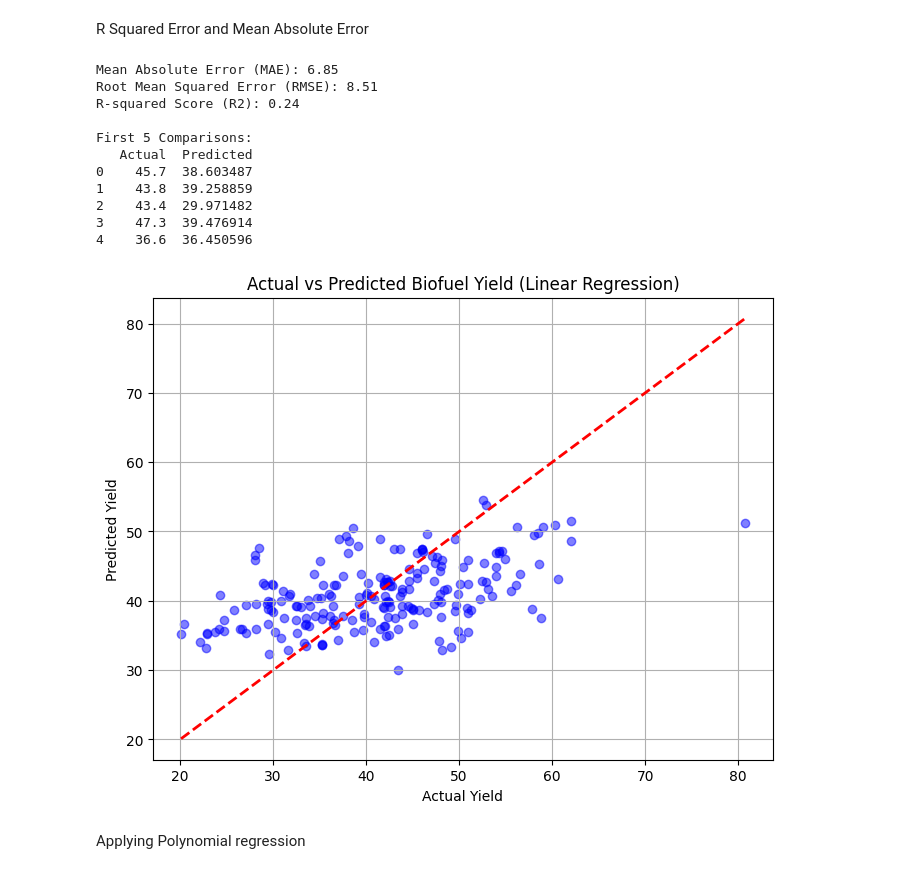
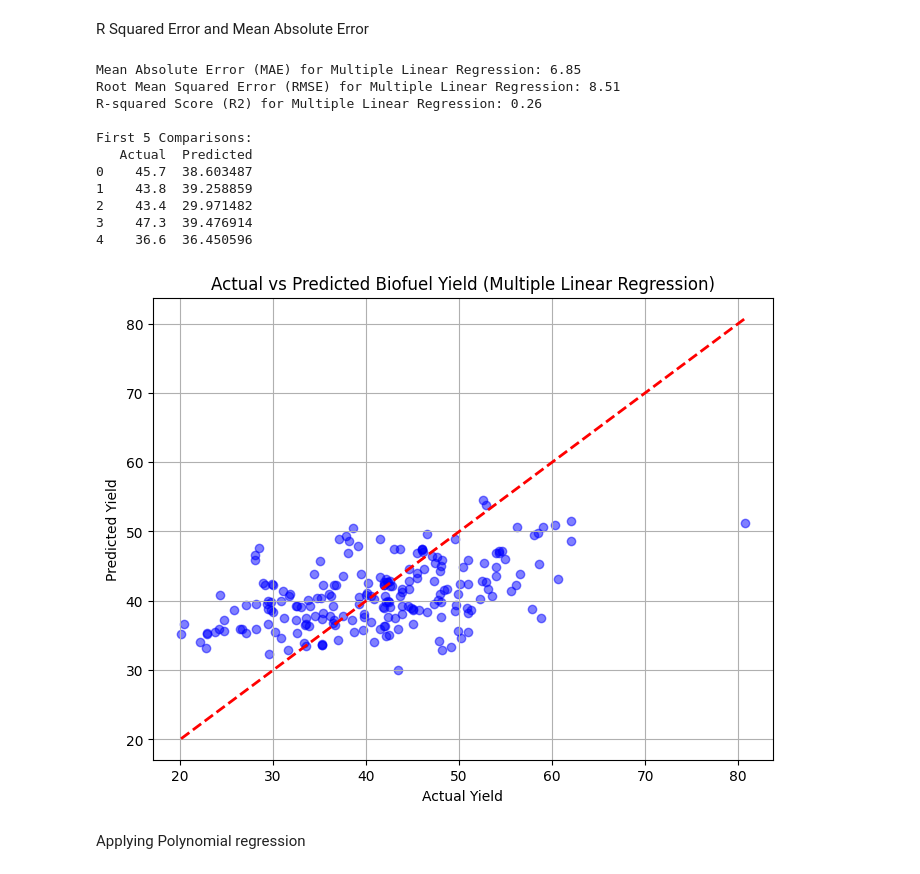
Before and after one commit to 17m301/BioFuel_YieldPrediction, a Jupyter notebook: Model.ipynb, the cells around one changed output. Drawn from its saved outputs; the diff is of its cells as text; code cells hidden in the pictures.

```diff
--- a/Model.ipynb
+++ b/Model.ipynb
@@ -357,48 +357,49 @@ print(y_pred)
 # %% [markdown]
 R Squared Error and Mean Absolute Error
 # %%
-from sklearn.metrics import mean_squared_error, r2_score, mean_absolute_error
+def plotresult(y_pred,Method):
+  # 1. Extract the ground truth values
+  y_actual = df_test_feature['yield']
 
-# 1. Extract the ground truth values
-y_actual = df_test_feature['yield']
+  # 2. Calculate Evaluation Metrics
+  mse = mean_squared_error(y_actual, y_pred)
+  rmse = np.sqrt(mse)
+  r2 = r2_score(y_actual, y_pred_sgd)
+  mae = mean_absolute_error(y_actual, y_pred)
 
-# 2. Calculate Evaluation Metrics
-mse = mean_squared_error(y_actual, y_pred)
-rmse = np.sqrt(mse)
-r2 = r2_score(y_actual, y_pred)
-mae = mean_absolute_error(y_actual, y_pred)
+  print(f"Mean Absolute Error (MAE) for {Method}: {mae:.2f}")
+  print(f"Root Mean Squared Error (RMSE) for {Method}: {rmse:.2f}")
+  print(f"R-squared Score (R2) for {Method}: {r2:.2f}")
 
-print(f"Mean Absolute Error (MAE): {mae:.2f}")
-print(f"Root Mean Squared Error (RMSE): {rmse:.2f}")
-print(f"R-squared Score (R2): {r2:.2f}")
+  # 3. Create a Comparison DataFrame
+  comparison_df = pd.DataFrame({'Actual': y_actual, 'Predicted': y_pred})
+  print("\nFirst 5 Comparisons:")
+  print(comparison_df.head())
 
-# 3. Create a Comparison DataFrame
-comparison_df = pd.DataFrame({'Actual': y_actual, 'Predicted': y_pred})
-print("\nFirst 5 Comparisons:")
-print(comparison_df.head())
+  # 4. Visualization: Actual vs Predicted
+  plt.figure(figsize=(8, 6))
+  plt.scatter(y_actual, y_pred, alpha=0.5, color='blue')
+  plt.plot([y_actual.min(), y_actual.max()], [y_actual.min(), y_actual.max()], 'r--', lw=2)
+  plt.xlabel('Actual Yield')
+  plt.ylabel('Predicted Yield')
+  plt.title(f'Actual vs Predicted Biofuel Yield ({Method})')
+  plt.grid(True)
+  plt.show()
 
-# 4. Visualization: Actual vs Predicted
-plt.figure(figsize=(8, 6))
-plt.scatter(y_actual, y_pred, alpha=0.5, color='blue')
-plt.plot([y_actual.min(), y_actual.max()], [y_actual.min(), y_actual.max()], 'r--', lw=2)
-plt.xlabel('Actual Yield')
-plt.ylabel('Predicted Yield')
-plt.title('Actual vs Predicted Biofuel Yield (Linear Regression)')
-plt.grid(True)
-plt.show()
+plotresult(y_pred,'Multiple Linear Regression')
 # %% [output]
-Mean Absolute Error (MAE): 6.85
-Root Mean Squared Error (RMSE): 8.51
-R-squared Score (R2): 0.24
+Mean Absolute Error (MAE) for Multiple Linear Regression: 6.85
+Root Mean Squared Error (RMSE) for Multiple Linear Regression: 8.51
+R-squared Score (R2) for Multiple Linear Regression: 0.26
 
 First 5 Comparisons:
    Actual  Predicted
 0    45.7  38.603487
 1    43.8  39.258859
 2    43.4  29.971482
 3    47.3  39.476914
 4    36.6  36.450596
-[figure, old version]
+[figure, new version]
 # %% [markdown]
 Applying Polynomial regression
 # %%
```
Also changed, not shown: parts of 5 cells of this notebook.
